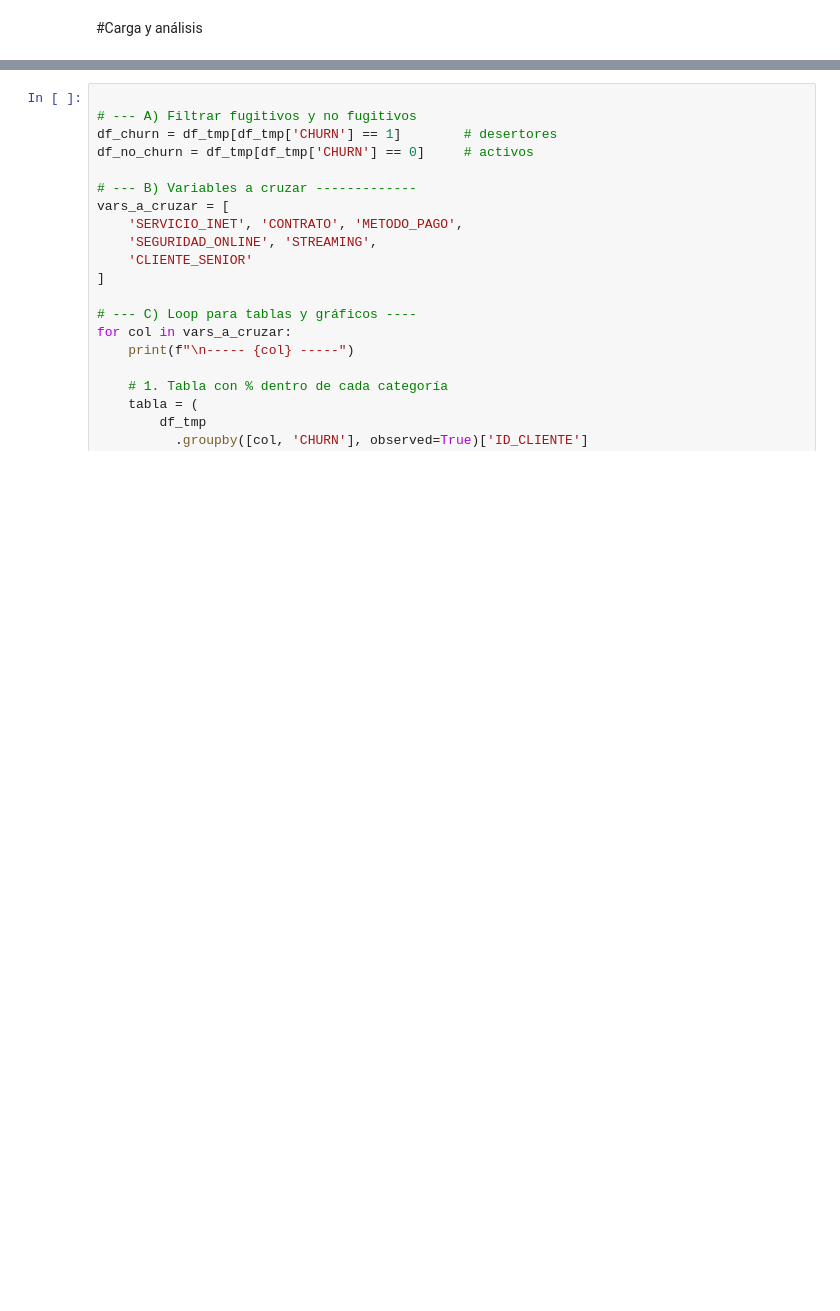
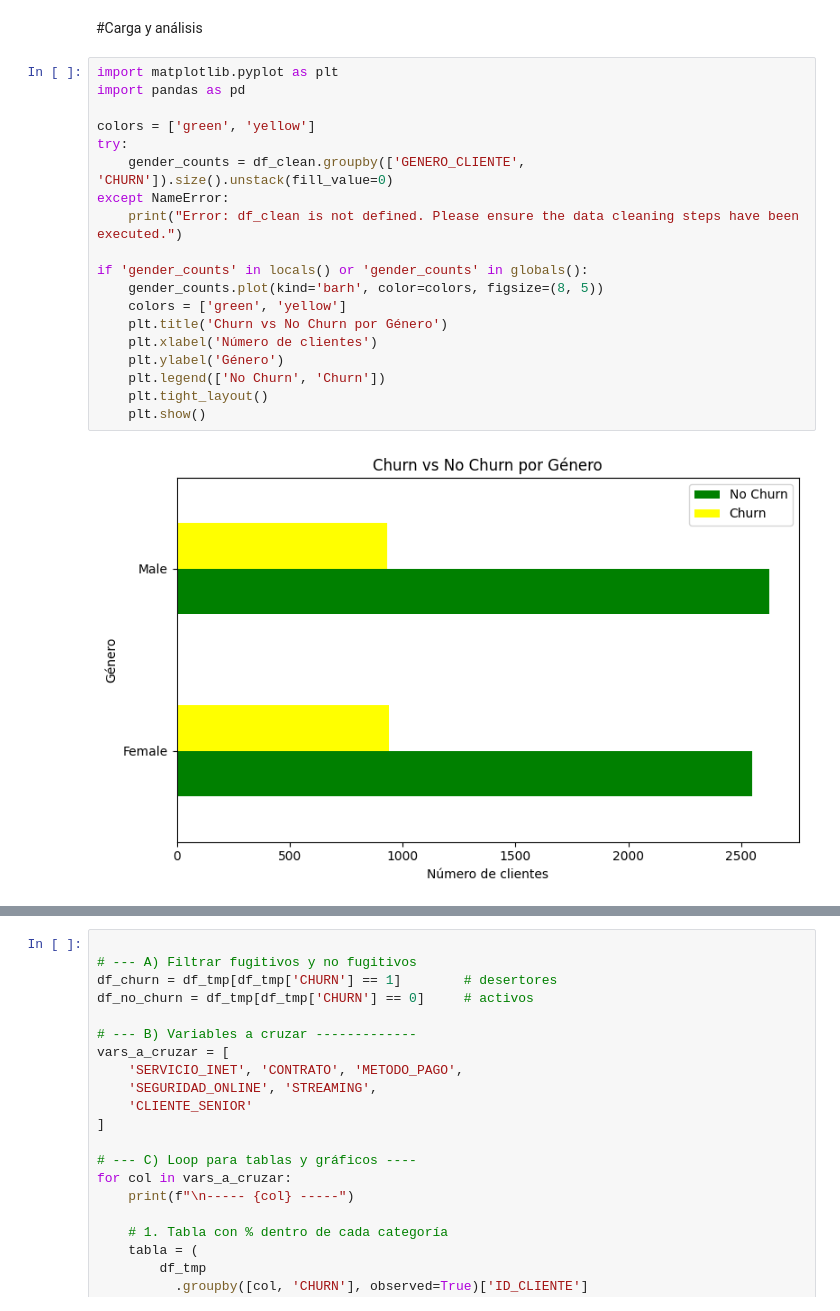
Before and after one commit to carlos24520/Telmex, a Jupyter notebook: challenger.ipynb, the cells around one changed output, grey strips where cells are left out. Drawn from its saved outputs; the diff is of its cells as text; blank space fills up the shorter version.

```diff
--- a/challenger.ipynb
+++ b/challenger.ipynb
@@ -119,3 +119,24 @@ Suma total: 100.00%
 5 rows × 21 columns
 # %% [markdown]
 #Carga y análisis
+# %%
+import matplotlib.pyplot as plt
+import pandas as pd
+
+colors = ['green', 'yellow']
+try:
+    gender_counts = df_clean.groupby(['GENERO_CLIENTE', 'CHURN']).size().unstack(fill_value=0)
+except NameError:
+    print("Error: df_clean is not defined. Please ensure the data cleaning steps have been executed.")
+
+if 'gender_counts' in locals() or 'gender_counts' in globals():
+    gender_counts.plot(kind='barh', color=colors, figsize=(8, 5))
+    colors = ['green', 'yellow']
+    plt.title('Churn vs No Churn por Género')
+    plt.xlabel('Número de clientes')
+    plt.ylabel('Género')
+    plt.legend(['No Churn', 'Churn'])
+    plt.tight_layout()
+    plt.show()
+# %% [output]
+[figure, added]
```
Also changed, not shown: parts of 36 cells of this notebook.
